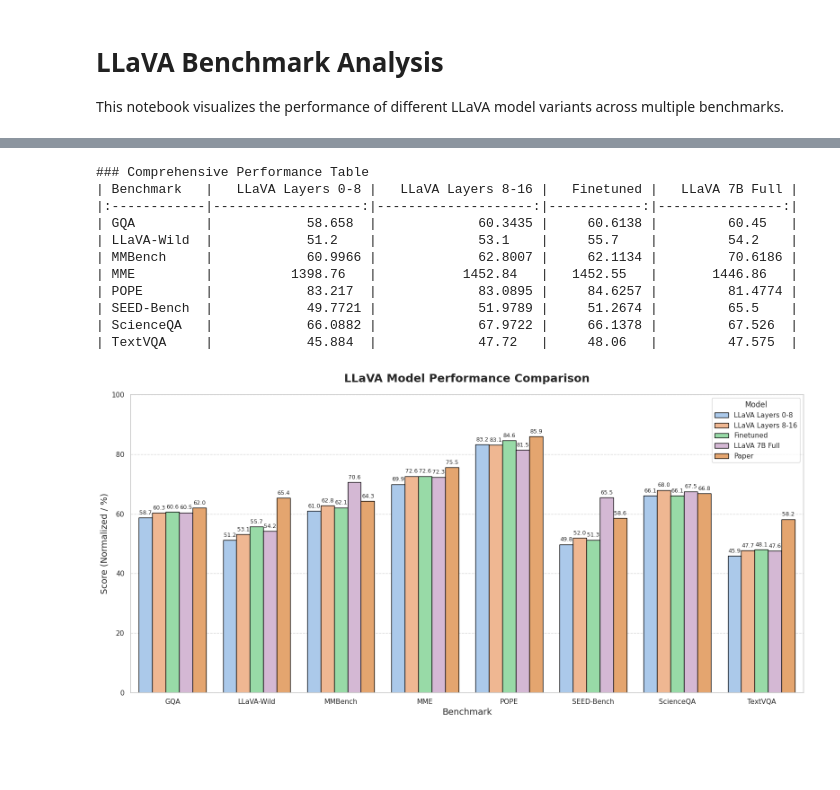
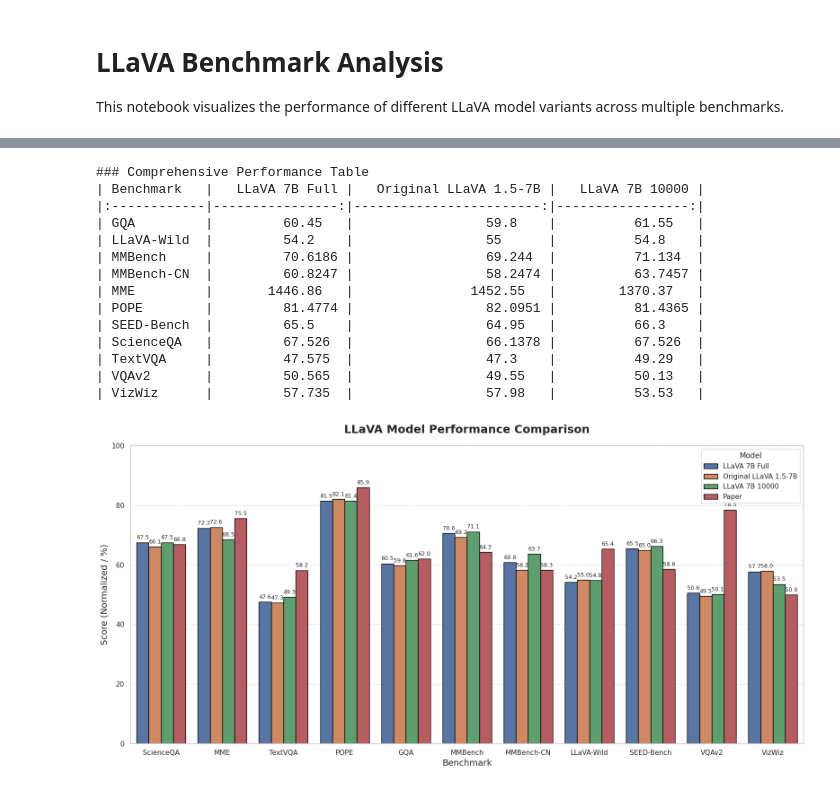
Before and after one commit to luisfpal/multimodal_finetuned_representations, a Jupyter notebook: plotting/benchmark_analysis.ipynb, the cells around one changed output, grey strips where cells are left out. Cells and saved outputs as stored; diff of their text form; code cells hidden in the pictures; blank space fills up the shorter version.

```diff
--- a/plotting/benchmark_analysis.ipynb
+++ b/plotting/benchmark_analysis.ipynb
@@ -19,36 +19,41 @@ LMMS_EVAL_DIR = Path.home() / "multimodal_finetuned_representations/evals/llava-
 
 # Reference scores from LLaVA-1.5-7B paper (MODEL_ZOO.md)
 REFERENCE_SCORES = {
-    'vqav2': 78.5,
-    'gqa': 62.0,
-    'vizwiz': 50.0,
     'scienceqa_img': 66.8,
+    'mme': 1510.7,
     'textvqa_val': 58.2,
     'pope': 85.9,
-    'mme': 1510.7,
+    'gqa': 62.0,
     'mmbench_en_dev': 64.3,
     'mmbench_cn_dev': 58.3,
+    'llava_in_the_wild': 65.4,
     'seedbench': 58.6,  # SEEDBench_IMG
-    'llava_in_the_wild': 65.4,
+    'vqav2_val': 78.5,
+    'vizwiz_vqa_val': 50.0,
     'mmvet': 31.1
 }
 
 MODELS_TO_LOAD = {
-    "LLaVA Layers 0-8": "single/l11p_llava-v1.5-7b-lbasile-layers-0-8-step-10000",
-    "LLaVA Layers 8-16": "single/l11p_llava-v1.5-7b-lbasile-layers-8-16-step-10000",
-    "Finetuned": "finetuned_pretrained/llava-hf_llava-1.5-7b-hf_finetuned",
-    "LLaVA 7B Full": "single/l11p_llava-7b-lbasile"
+    # "LLaVA Layers 0-8": "single/l11p_llava-v1.5-7b-lbasile-layers-0-8-step-10000",
+    # "LLaVA Layers 8-16": "single/l11p_llava-v1.5-7b-lbasile-layers-8-16-step-10000",
+    # "Finetuned": "finetuned_pretrained/llava-hf_llava-1.5-7b-hf_finetuned",
+    "LLaVA 7B Full": "single/l11p_llava-7b-lbasile",
+    "Original LLaVA 1.5-7B": "single/llava-hf_llava-1.5-7b-hf",
+    "LLaVA 7B 10000": "single/l11p_llava-v1.5-7b-lbasile-full-step-10000"
 }
 
 BENCHMARKS = {
+    'ScienceQA': {'dir': 'scienceqa_img', 'key': 'exact_match,none'},
+    'MME': {'dir': 'mme', 'key': 'total'},
+    'TextVQA': {'dir': 'textvqa_val', 'key': 'exact_match,none'},
+    'POPE': {'dir': 'pope', 'key': 'pope_f1_score,none'},
     'GQA': {'dir': 'gqa', 'key': 'exact_match,none'},
+    'MMBench': {'dir': 'mmbench_en_dev', 'key': 'gpt_eval_score,none'},
+    'MMBench-CN': {'dir': 'mmbench_cn_dev', 'key': 'gpt_eval_score,none'},
     'LLaVA-Wild': {'dir': 'llava_in_the_wild', 'key': 'gpt_eval_llava_all,none'},
-    'MMBench': {'dir': 'mmbench_en_dev', 'key': 'gpt_eval_score,none'},
-    'MME': {'dir': 'mme', 'key': 'total'},
-    'POPE': {'dir': 'pope', 'key': 'pope_f1_score,none'},
     'SEED-Bench': {'dir': 'seedbench', 'key': 'seed_all,none'},
-    'ScienceQA': {'dir': 'scienceqa_img', 'key': 'exact_match,none'},
-    'TextVQA': {'dir': 'textvqa_val', 'key': 'exact_match,none'}
+    'VQAv2': {'dir': 'vqav2_val', 'key': 'exact_match,none'},
+    'VizWiz': {'dir': 'vizwiz_vqa_val', 'key': 'exact_match,none'},
 }
 
 # Function to load results
@@ -75,7 +80,7 @@ def get_scores():
                         score = res.get('mme_perception_score,none', 0)# + res.get('mme_cognition_score,none', 0)
                     else:
                         score = res[bench_info['key']]
-                    if bench_name != 'MME' and bench_name != 'MMBench' and bench_name != "LLaVA-Wild":
+                    if bench_name != 'MME' and bench_name != 'MMBench' and bench_name != "LLaVA-Wild" and bench_name != "MMBench-CN":
                         score *= 100
                     scores_dict[(bench_name, model_name)] = score
 
@@ -127,43 +135,46 @@ if not pivot_df.empty:
     print(pivot_df.to_markdown())
 # %% [output]
 ### Comprehensive Performance Table
-| Benchmark   |   LLaVA Layers 0-8 |   LLaVA Layers 8-16 |   Finetuned |   LLaVA 7B Full |
-|:------------|-------------------:|--------------------:|------------:|----------------:|
-| GQA         |            58.658  |             60.3435 |     60.6138 |         60.45   |
-| LLaVA-Wild  |            51.2    |             53.1    |     55.7    |         54.2    |
-| MMBench     |            60.9966 |             62.8007 |     62.1134 |         70.6186 |
-| MME         |          1398.76   |           1452.84   |   1452.55   |       1446.86   |
-| POPE        |            83.217  |             83.0895 |     84.6257 |         81.4774 |
-| SEED-Bench  |            49.7721 |             51.9789 |     51.2674 |         65.5    |
-| ScienceQA   |            66.0882 |             67.9722 |     66.1378 |         67.526  |
-| TextVQA     |            45.884  |             47.72   |     48.06   |         47.575  |
+| Benchmark   |   LLaVA 7B Full |   Original LLaVA 1.5-7B |   LLaVA 7B 10000 |
+|:------------|----------------:|------------------------:|-----------------:|
+| GQA         |         60.45   |                 59.8    |          61.55   |
+| LLaVA-Wild  |         54.2    |                 55      |          54.8    |
+| MMBench     |         70.6186 |                 69.244  |          71.134  |
+| MMBench-CN  |         60.8247 |                 58.2474 |          63.7457 |
+| MME         |       1446.86   |               1452.55   |        1370.37   |
+| POPE        |         81.4774 |                 82.0951 |          81.4365 |
+| SEED-Bench  |         65.5    |                 64.95   |          66.3    |
+| ScienceQA   |         67.526  |                 66.1378 |          67.526  |
+| TextVQA     |         47.575  |                 47.3    |          49.29   |
+| VQAv2       |         50.565  |                 49.55   |          50.13   |
+| VizWiz      |         57.735  |                 57.98   |          53.53   |
 # %%
 # Bar Plot
 plt.figure(figsize=(16, 8))
 plot = sns.barplot(
     data=df,
     x="Benchmark",
     y="Score_Normalized",
     hue="Model",
-    palette=["#a1c9f4", "#ffb482", "#8de5a1", "#d9b3d9", "#f7a35c"],  # Blue, Orange, Green, Purple, Yellow pastel
+    # palette=["#a1c9f4", "#ffb482", "#8de5a1", "#d9b3d9", "#f7a35c"],  # Blue, Orange, Green, Purple, Yellow pastel
     edgecolor="black",
     linewidth=1
 )
 
 plt.title("LLaVA Model Performance Comparison", fontsize=18, fontweight='bold', pad=20)
 plt.ylabel("Score (Normalized / %)", fontsize=14)
 plt.xlabel("Benchmark", fontsize=14)
 plt.ylim(0, 100)
 plt.legend(title="Model", title_fontsize=12, fontsize=11, loc='upper right')
 plt.grid(axis='y', linestyle='--', alpha=0.7)
 
 # Add value labels
 if hasattr(plot, 'containers'):
     for container in plot.containers:
         plot.bar_label(container, fmt='%.1f', padding=3, fontsize=9)
 
 plt.tight_layout()
 plt.savefig("benchmarks_comparison.png", dpi=300)
 plt.show()
 # %% [output]
-[figure, old version]
+[figure, new version]
```
Also changed, not shown: parts of 3 cells of this notebook, 16 other files.
